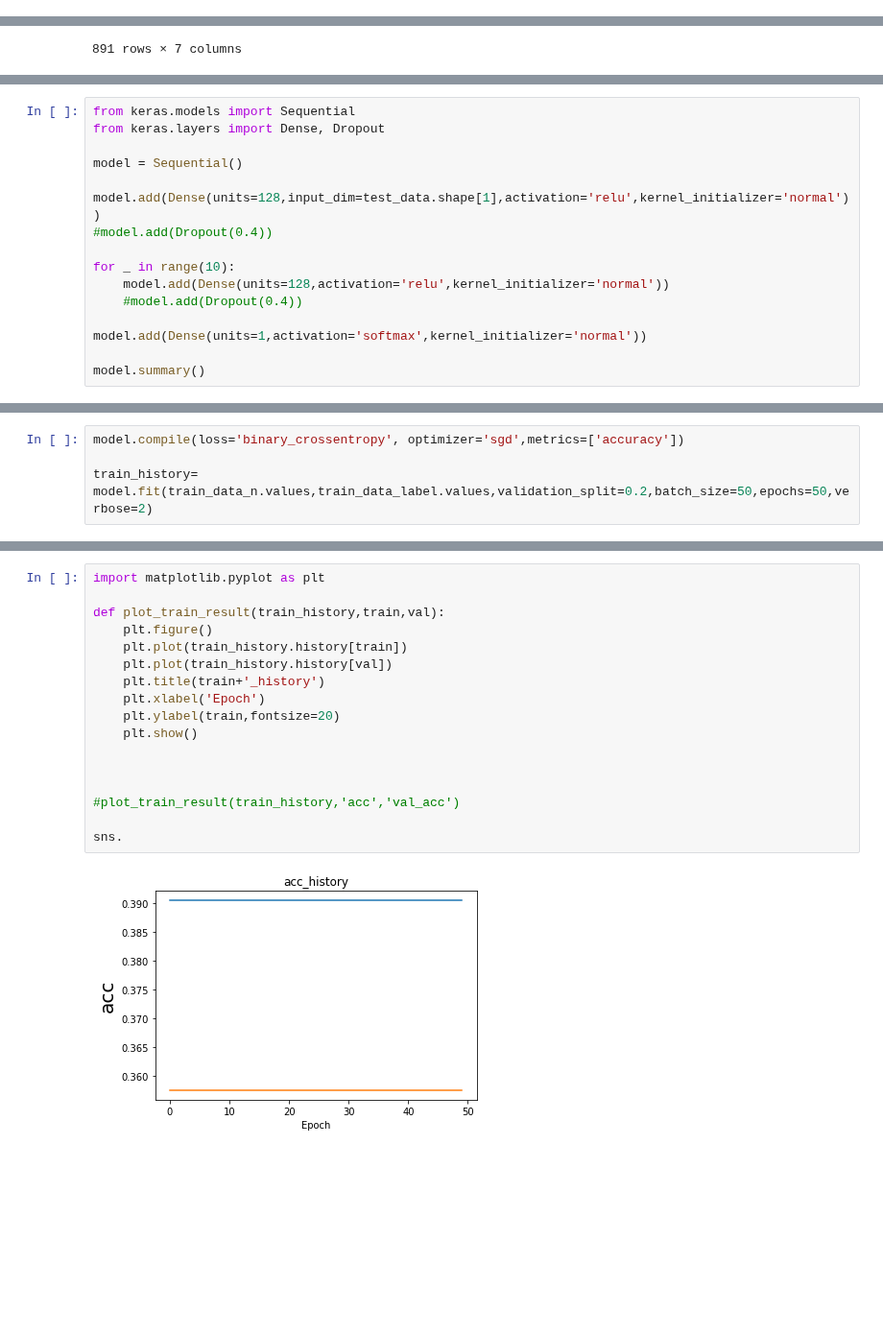
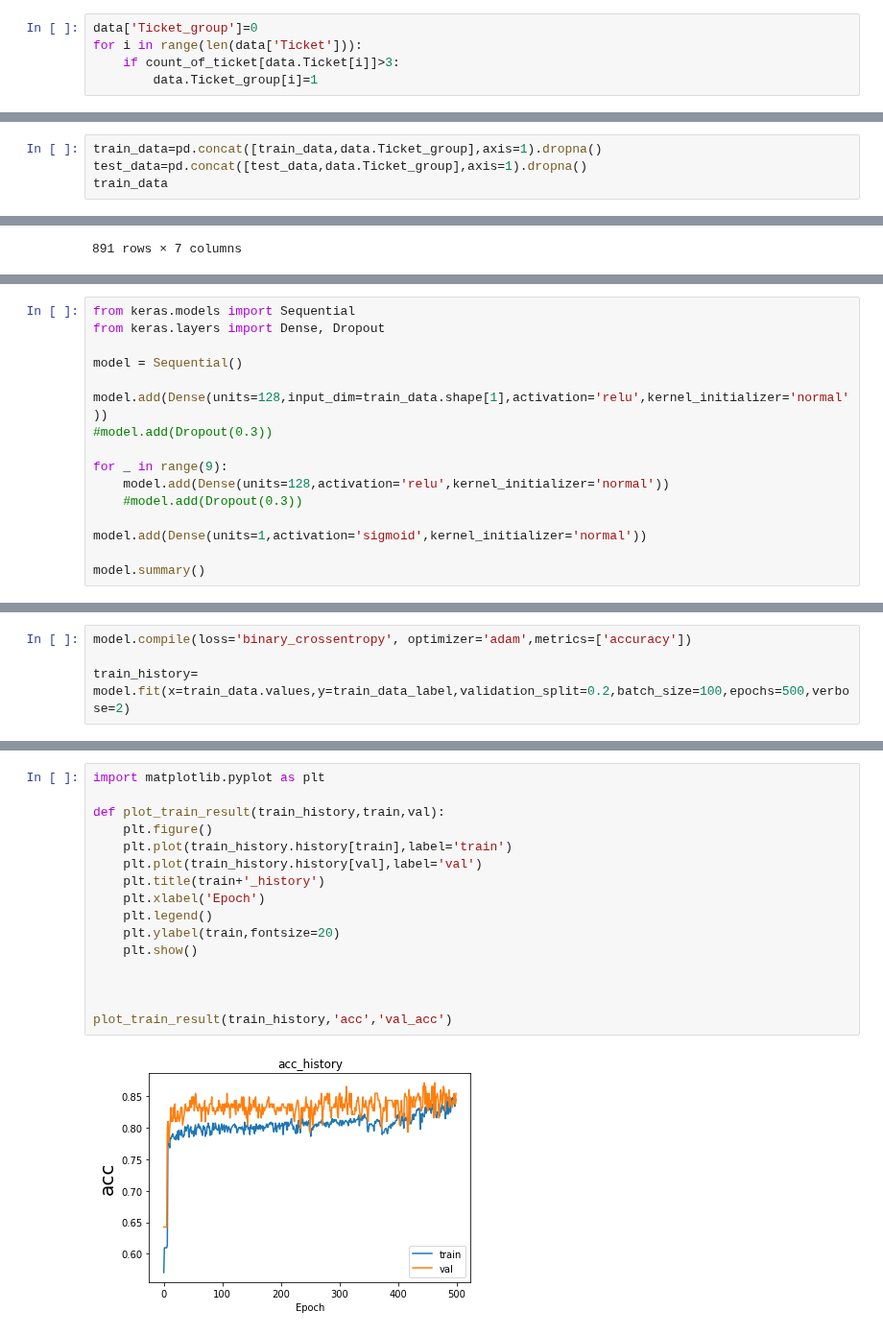
Before and after one commit to Leolewis5/Machine_Learning, a Jupyter notebook: Kaggle/Titanic_Keras.ipynb, the cells around one changed output, grey strips where cells are left out. Shown at 96% size. Drawn from its saved outputs; the diff is of its cells as text; blank space fills up the shorter version.

```diff
--- a/Kaggle/Titanic_Keras.ipynb
+++ b/Kaggle/Titanic_Keras.ipynb
@@ -269,0 +291,5 @@ See the caveats in the documentation: http://pandas.pydata.org/pandas-docs/stabl
+# %%
+data['Ticket_group']=0
+for i in range(len(data['Ticket'])):
+    if count_of_ticket[data.Ticket[i]]>3:
+        data.Ticket_group[i]=1
@@ -329,0 +381,4 @@ train_data
+# %%
+train_data=pd.concat([train_data,data.Ticket_group],axis=1).dropna()
+test_data=pd.concat([test_data,data.Ticket_group],axis=1).dropna()
+train_data
@@ -357,14 +436,14 @@ from keras.layers import Dense, Dropout
 
 model = Sequential()
 
-model.add(Dense(units=128,input_dim=test_data.shape[1],activation='relu',kernel_initializer='normal'))
-#model.add(Dropout(0.4))
+model.add(Dense(units=128,input_dim=train_data.shape[1],activation='relu',kernel_initializer='normal'))
+#model.add(Dropout(0.3))
 
-for _ in range(10):
+for _ in range(9):
     model.add(Dense(units=128,activation='relu',kernel_initializer='normal'))
-    #model.add(Dropout(0.4))
+    #model.add(Dropout(0.3))
 
-model.add(Dense(units=1,activation='softmax',kernel_initializer='normal'))
+model.add(Dense(units=1,activation='sigmoid',kernel_initializer='normal'))
 
 model.summary()
 # %% [output]
@@ -388,6 +469,6 @@ _________________________________________________________________
 # %%
-model.compile(loss='binary_crossentropy', optimizer='sgd',metrics=['accuracy'])
+model.compile(loss='binary_crossentropy', optimizer='adam',metrics=['accuracy'])
 
-train_history= model.fit(train_data_n.values,train_data_label.values,validation_split=0.2,batch_size=50,epochs=50,verbose=2)
+train_history= model.fit(x=train_data.values,y=train_data_label,validation_split=0.2,batch_size=100,epochs=500,verbose=2)
 # %% [output]
 Train on 712 samples, validate on 179 samples
@@ -410,19 +491,18 @@ Epoch 50/50
 # %%
 import matplotlib.pyplot as plt
 
 def plot_train_result(train_history,train,val):
     plt.figure()
-    plt.plot(train_history.history[train])
-    plt.plot(train_history.history[val])
+    plt.plot(train_history.history[train],label='train')
+    plt.plot(train_history.history[val],label='val')
     plt.title(train+'_history')
     plt.xlabel('Epoch')
+    plt.legend()
     plt.ylabel(train,fontsize=20)
     plt.show()
 
 
 
-#plot_train_result(train_history,'acc','val_acc')
-
-sns.
+plot_train_result(train_history,'acc','val_acc')
 # %% [output]
-[figure, old version]
+[figure, new version]
```
Also changed, not shown: parts of 36 cells of this notebook.
